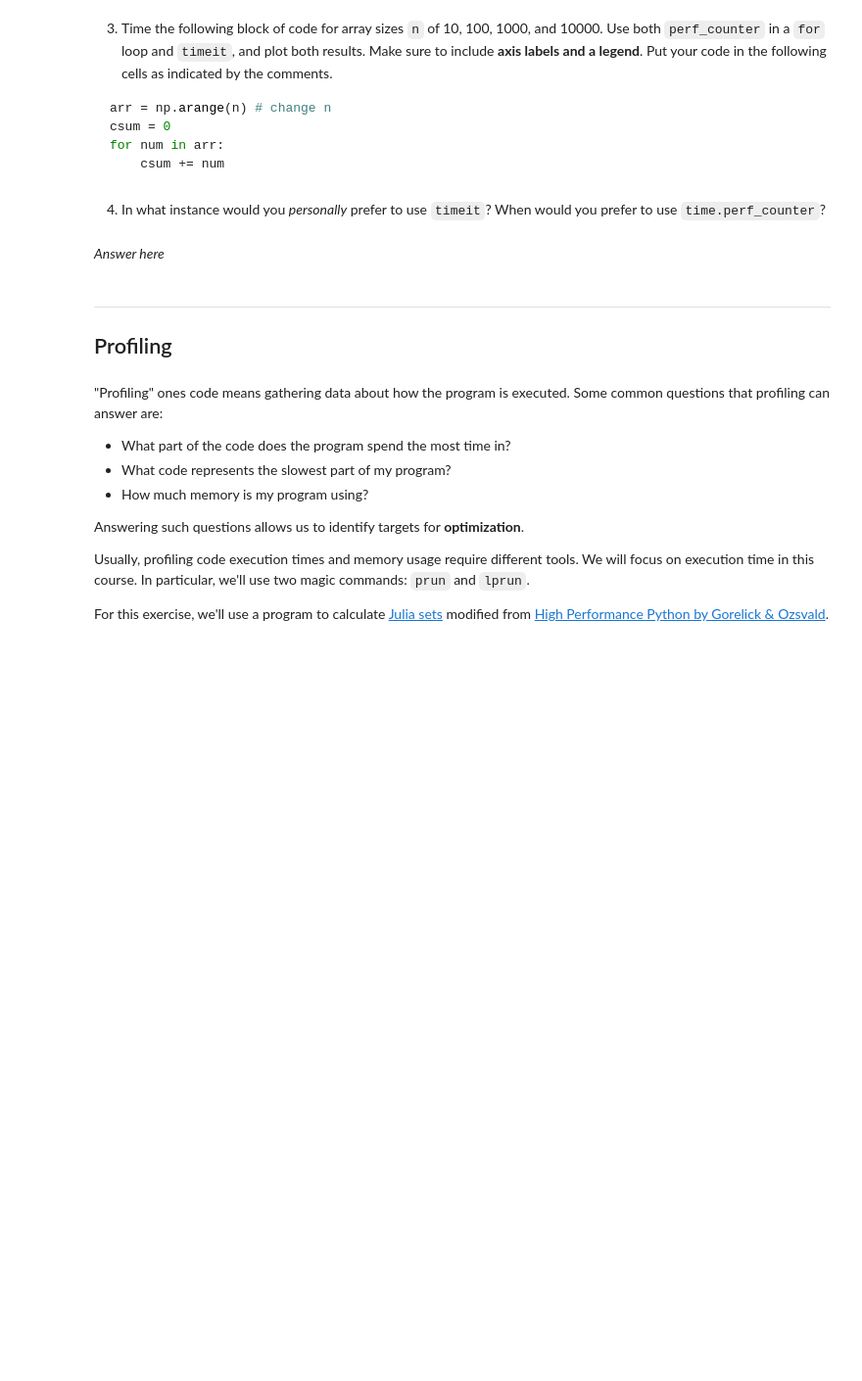
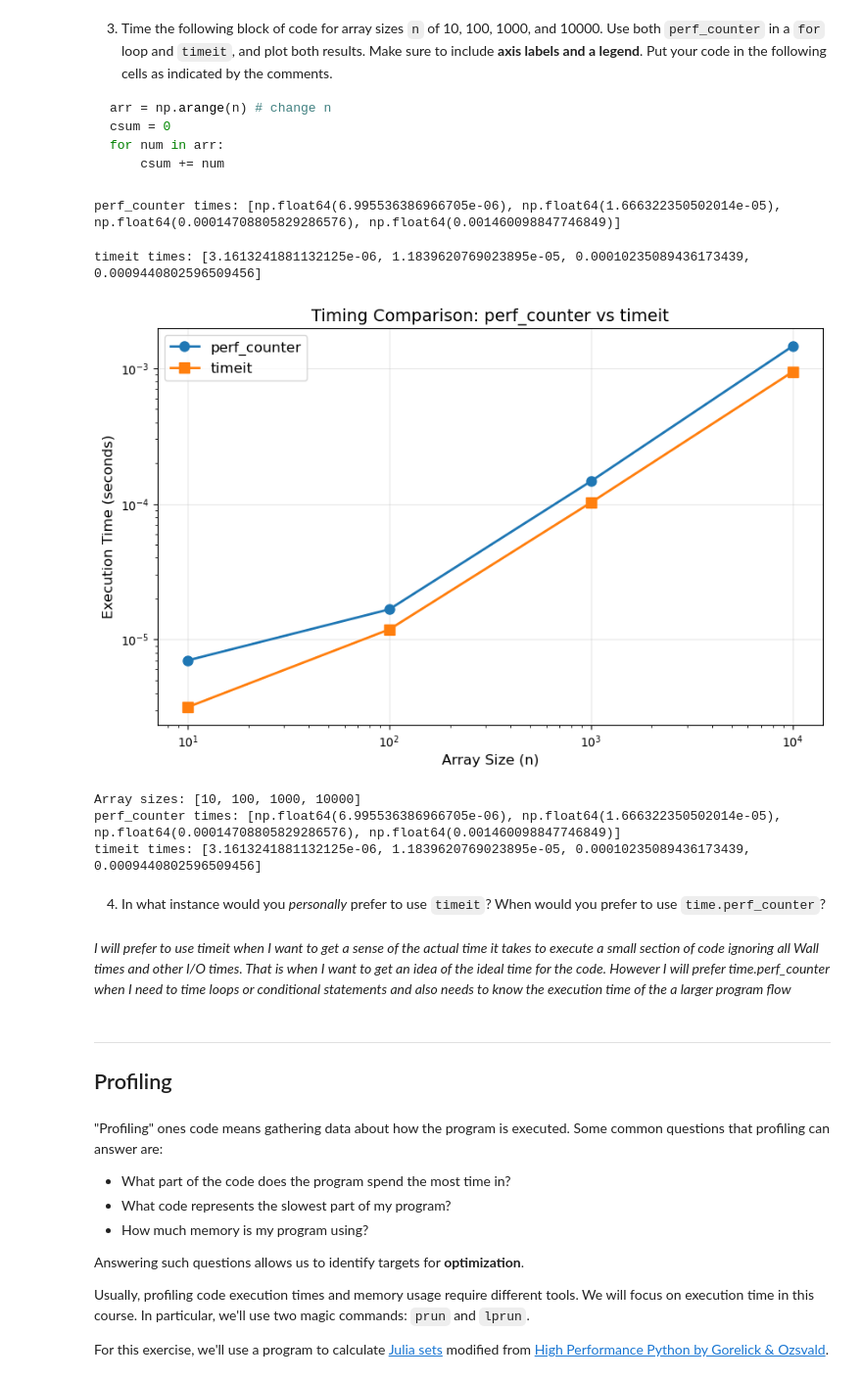
Before and after one commit to msu-cmse-courses/hpc-python01-profiling-twumasij, a Jupyter notebook: workbook_profiling.ipynb, the cells around one changed output. Shown at 98% size. Cells and saved outputs as stored; diff of their text form; code cells hidden in the pictures; blank space fills up the shorter version.

````diff
--- a/workbook_profiling.ipynb
+++ b/workbook_profiling.ipynb
@@ -120,15 +124,72 @@ for num in arr:
 ```
 # %%
 # perf_counter in a for loop
+
+import time
+sizes = [10, 100, 1000, 10000]
+perf_counter_times = []
+
+for n in sizes:
+    times = []
+    for _ in range(10):
+        start = time.perf_counter()
+        arr = np.arange(n)
+        csum = 0
+        for num in arr:
+            csum += num
+        end = time.perf_counter()
+        times.append(end - start)
+    perf_counter_times.append(np.mean(times))
+
+print("perf_counter times:", perf_counter_times)
+# %% [output]
+perf_counter times: [np.float64(6.995536386966705e-06), np.float64(1.666322350502014e-05), np.float64(0.00014708805829286576), np.float64(0.001460098847746849)]
 # %%
-%%timeit
+# %%timeit
+import timeit
+
+def sum_array(n):
+    arr = np.arange(n)
+    csum = 0
+    for num in arr:
+        csum += num
+    return csum
+
+timeit_times = []
+for n in sizes:
+    timeit_time = timeit.timeit(lambda: sum_array(n), number=1000) / 1000
+    timeit_times.append(timeit_time)
+
+print("timeit times:", timeit_times)
+# %% [output]
+timeit times: [3.1613241881132125e-06, 1.1839620769023895e-05, 0.00010235089436173439, 0.0009440802596509456]
 # %%
 # plot both measurements
 import matplotlib.pyplot as plt
+
+
+plt.figure(figsize=(10, 6))
+plt.loglog(sizes, perf_counter_times, 'o-', label='perf_counter', linewidth=2, markersize=8)
+plt.loglog(sizes, timeit_times, 's-', label='timeit', linewidth=2, markersize=8)
+plt.xlabel('Array Size (n)', fontsize=12)
+plt.ylabel('Execution Time (seconds)', fontsize=12)
+plt.title('Timing Comparison: perf_counter vs timeit', fontsize=14)
+plt.legend(fontsize=12)
+plt.grid(True, alpha=0.3)
+plt.show()
+
+print("Array sizes:", sizes)
+print("perf_counter times:", perf_counter_times)
+print("timeit times:", timeit_times)
+# %% [output]
+[figure, added]
+Array sizes: [10, 100, 1000, 10000]
+perf_counter times: [np.float64(6.995536386966705e-06), np.float64(1.666322350502014e-05), np.float64(0.00014708805829286576), np.float64(0.001460098847746849)]
+timeit times: [3.1613241881132125e-06, 1.1839620769023895e-05, 0.00010235089436173439, 0.0009440802596509456]
 # %% [markdown]
 4. In what instance would you *personally* prefer to use `timeit`? When would you prefer to use `time.perf_counter`?
 # %% [markdown]
-*Answer here*
+*I will prefer to use timeit when I want to get a sense of the actual time it takes to execute a small section of code ignoring all Wall times and other I/O times. That is when I want to get an idea of the ideal time for the code. However I will prefer time.perf_counter when I need to time loops or conditional statements and also needs to know the execution time of the a larger program flow*
 # %% [markdown]
 ---
 ## Profiling
````
Also changed, not shown: parts of 25 cells of this notebook.
